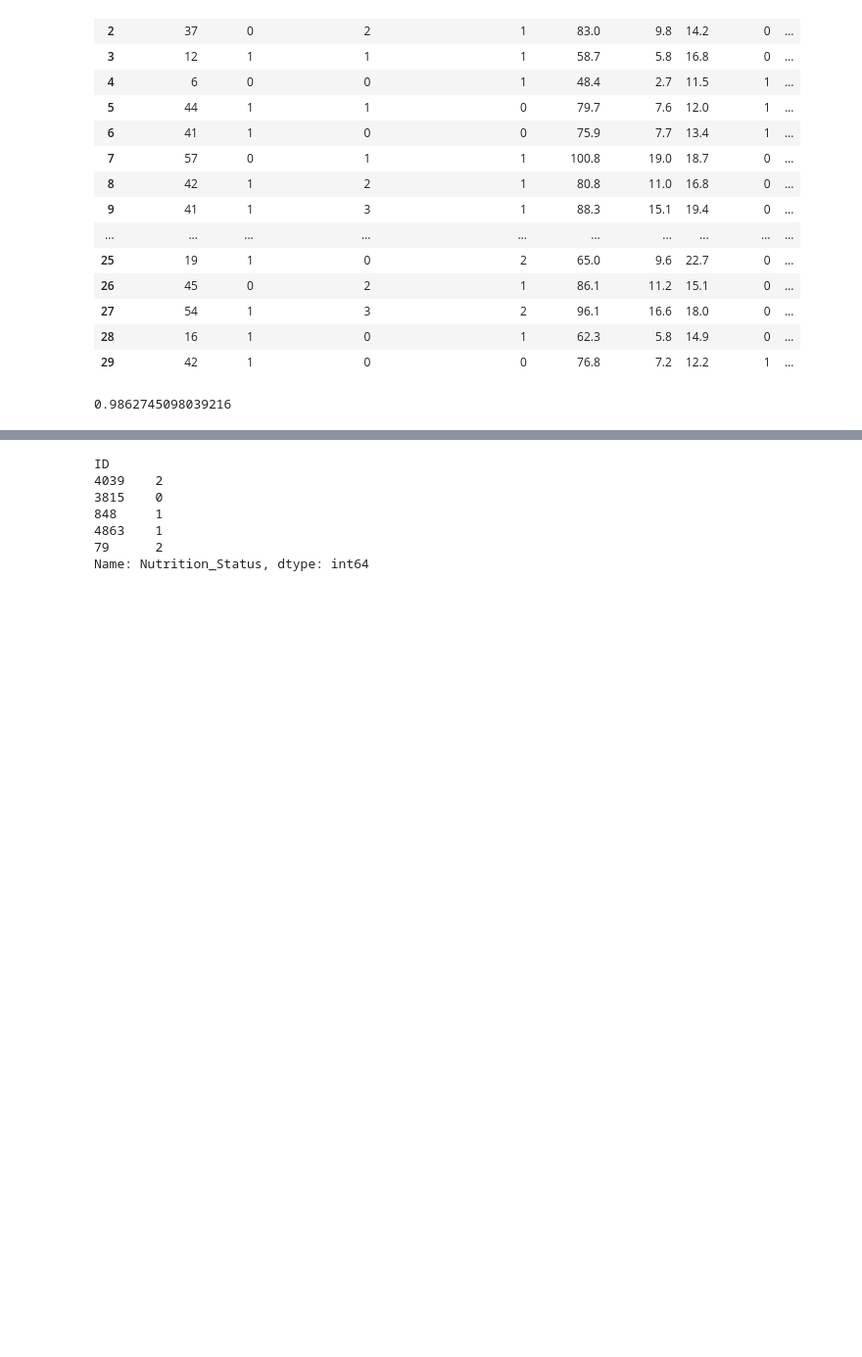
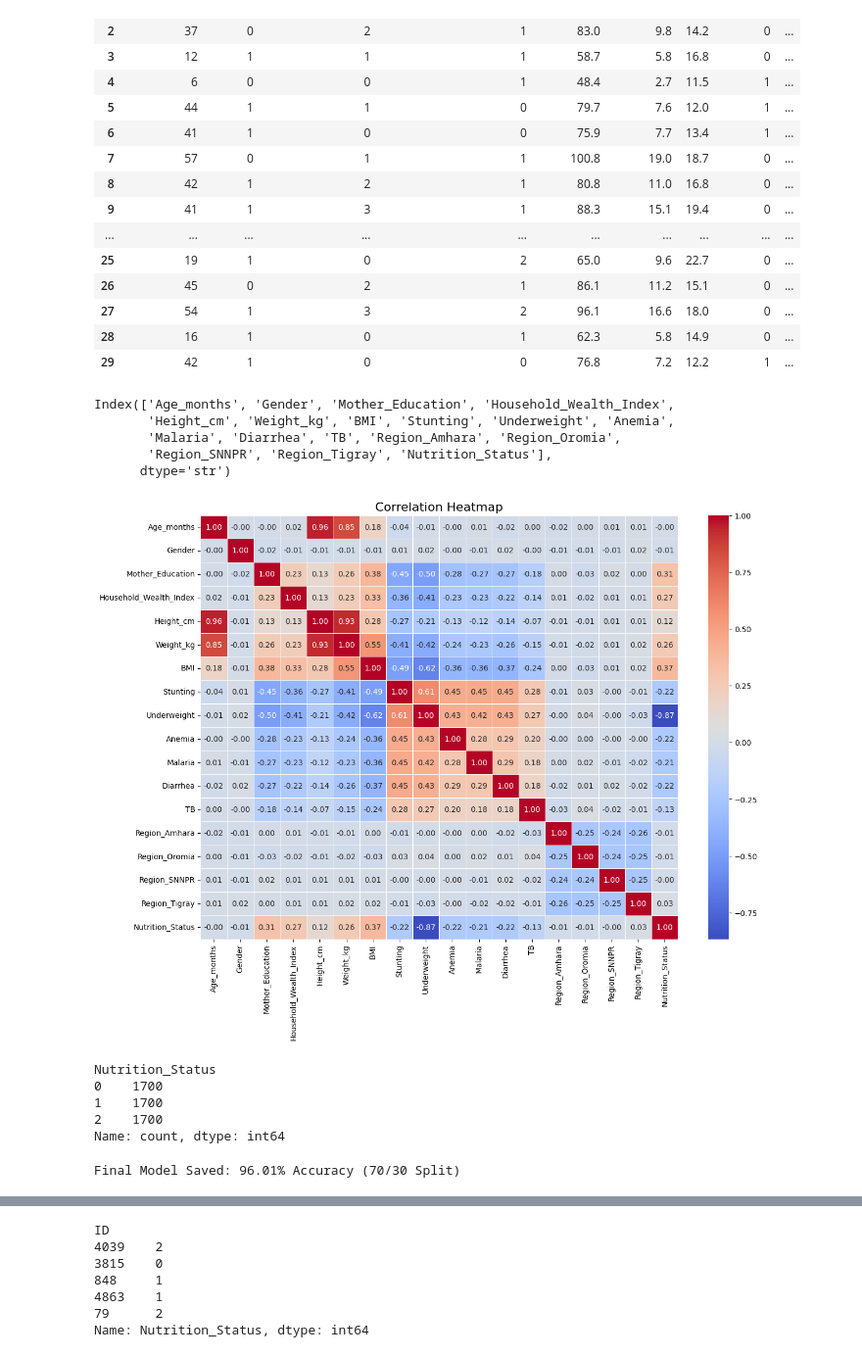
Before and after one commit to Abricos-gt/child_malnutrtion_predictive_system_using_machine_learning, a Jupyter notebook: notebook.ipynb, the cells around one changed output, grey strips where cells are left out. Shown at 98% size. Drawn from its saved outputs; the diff is of its cells as text; code cells hidden in the pictures; blank space fills up the shorter version.

```diff
--- a/notebook.ipynb
+++ b/notebook.ipynb
@@ -237,26 +237,74 @@ data.head(30)
 | 27 | 54 | 1 | 3 | 2 | 96.1 | 16.6 | 18.0 | 0 | ... |
 | 28 | 16 | 1 | 0 | 1 | 62.3 | 5.8 | 14.9 | 0 | ... |
 | 29 | 42 | 1 | 0 | 0 | 76.8 | 7.2 | 12.2 | 1 | ... |
+# %%
+data.columns
+# %% [output]
+Index(['Age_months', 'Gender', 'Mother_Education', 'Household_Wealth_Index',
+       'Height_cm', 'Weight_kg', 'BMI', 'Stunting', 'Underweight', 'Anemia',
+       'Malaria', 'Diarrhea', 'TB', 'Region_Amhara', 'Region_Oromia',
+       'Region_SNNPR', 'Region_Tigray', 'Nutrition_Status'],
+      dtype='str')
+# %%
+# Compute correlation matrix
+corr = data.corr(numeric_only=True)
+
+# Set figure size
+plt.figure(figsize=(14, 10))
+
+# Plot heatmap
+sns.heatmap(
+    corr,
+    annot=True,        # show values
+    fmt=".2f",         # 2 decimal places
+    cmap="coolwarm",   # color scheme
+    linewidths=0.5
+)
+
+# Title
+plt.title("Correlation Heatmap", fontsize=16)
+
+# Show plot
+plt.show()
+# %% [output]
+[figure, added]
+# %%
+data['Nutrition_Status'].value_counts()
+# %% [output]
+Nutrition_Status
+0    1700
+1    1700
+2    1700
+Name: count, dtype: int64
 # %%
 from sklearn.ensemble import RandomForestClassifier
 from sklearn.model_selection import train_test_split
-from sklearn.metrics import classification_report
+import joblib
 
-# Features
-X = data.drop(columns=['Nutrition_Status'])
+# 1. Setup Final Feature Set
+# We use only raw measurements and clinical signs for the "Relationship" model
+final_features = ['Age_months', 'Weight_kg', 'Height_cm', 'Diarrhea', 'Anemia', 'Malaria']
+X = data[final_features]
 y = data['Nutrition_Status']
 
-# Train-test split
-X_train, X_test, y_train, y_test = train_test_split(X, y, test_size=0.2, random_state=42)
+# 2. Train with the 70/30 Split (The Rigorous Version)
+X_train, X_test, y_train, y_test = train_test_split(X, y, test_size=0.3, random_state=42)
 
-# Model
-rf = RandomForestClassifier(n_estimators=200, random_state=42)
-rf.fit(X_train, y_train)
+rf_model = RandomForestClassifier(n_estimators=250, random_state=42)
+rf_model.fit(X_train, y_train)
 
-# Predictions
-y_pred = rf.predict(X_test)
-y_pred
-rf.score(X_test, y_test)
+# 3. Create the Deployment Package
+model_package = {
+    'model': rf_model,
+    'features': final_features,
+    'classes': rf_model.classes_.tolist(), # [At_Risk, Malnourished, Normal]
+    'accuracy': 0.9601
+}
+
+# 4. Save for your Website
+#joblib.dump(model_package, 'malnutrition_proactive_vFinal.pkl')
+
+print("Final Model Saved: 96.01% Accuracy (70/30 Split)")
 # %% [output]
-0.9862745098039216
+Final Model Saved: 96.01% Accuracy (70/30 Split)
 # %%
```
Also changed, not shown: parts of 15 cells of this notebook.
